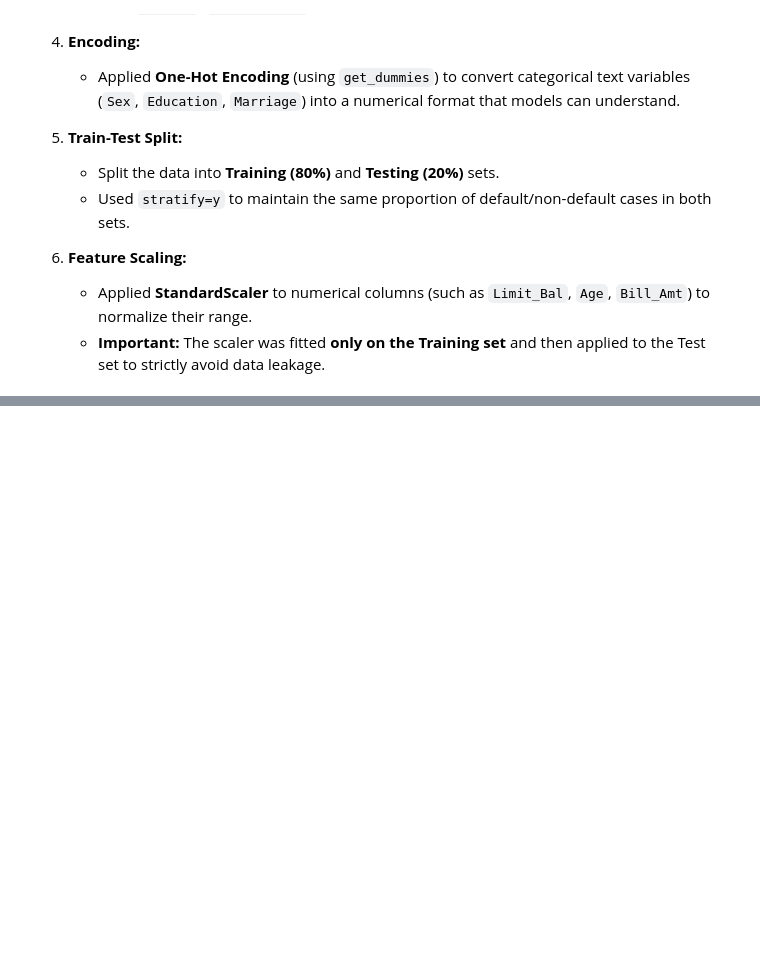
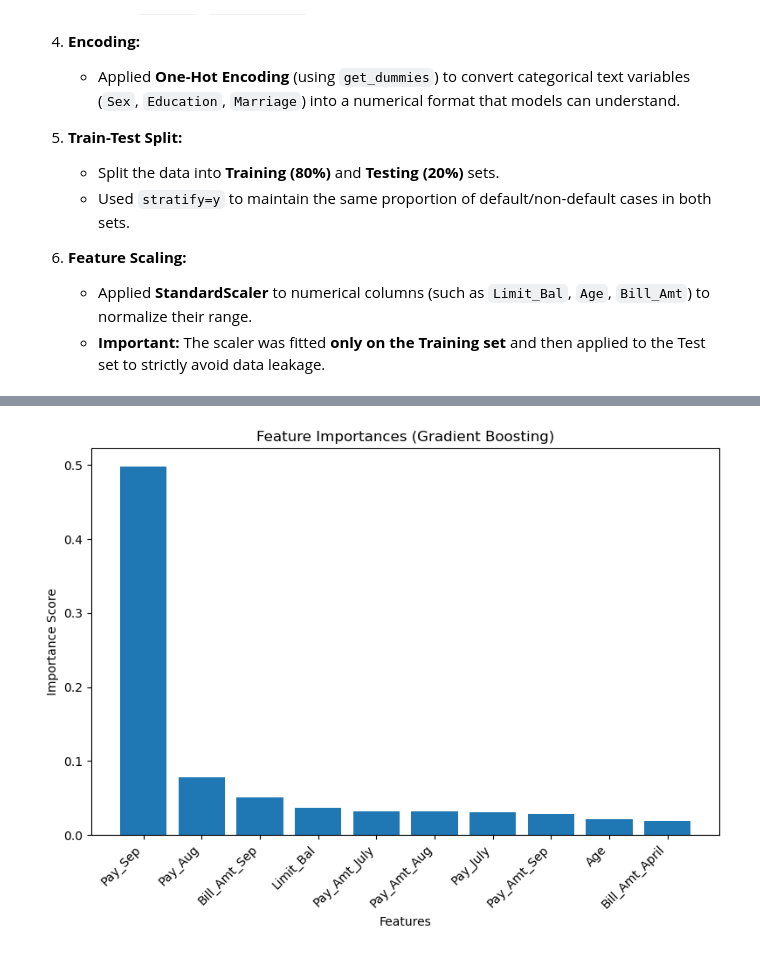
Before and after one commit to halimenurizmirli/Credit-Default-Prediction-ML, a Jupyter notebook: notebook.ipynb, the cells around one changed output, grey strips where cells are left out. Drawn from its saved outputs; the diff is of its cells as text; code cells hidden in the pictures; blank space fills up the shorter version.

Commit message:
modeller ve görselleştirme eklendi.

```diff
--- a/notebook.ipynb
+++ b/notebook.ipynb
@@ -135,0 +164,9 @@ In this section, we prepared the raw dataset for machine learning models through
+# %%
+# BASELINE MODEL: DummyClassifier
+
+dummy_clf = DummyClassifier(strategy="most_frequent", random_state=42)
+dummy_clf.fit(X_train, y_train)
+y_pred_dummy = dummy_clf.predict(X_test)
+
+print("Baseline (Dummy) Results")
+print(classification_report(y_test, y_pred_dummy, zero_division=0))
@@ -135,0 +183,9 @@ In this section, we prepared the raw dataset for machine learning models through
+# %%
+# Logistic Regression
+
+log_model = LogisticRegression(random_state=42, max_iter=1000)
+log_model.fit(X_train, y_train)
+y_pred_log = log_model.predict(X_test)
+
+print("\nLogistic Regression Results")
+print(classification_report(y_test, y_pred_log))
@@ -135,0 +248,7 @@ In this section, we prepared the raw dataset for machine learning models through
+# %%
+# SVM (Support Vector Machine)
+print("\nSupport Vector Machine (SVM)")
+svm_model = SVC(random_state=42, class_weight='balanced')
+svm_model.fit(X_train, y_train)
+y_pred_svm = svm_model.predict(X_test)
+print(classification_report(y_test, y_pred_svm))
@@ -135,0 +302,15 @@ In this section, we prepared the raw dataset for machine learning models through
+# %%
+importances = best_gb_model.feature_importances_
+feature_names = X_train.columns
+indices = np.argsort(importances)[::-1]
+
+plt.figure(figsize=(8, 6))
+plt.title("Feature Importances (Gradient Boosting)")
+plt.bar(range(10), importances[indices[:10]], align="center")
+plt.xticks(range(10), feature_names[indices[:10]], rotation=45, ha='right')
+plt.xlabel("Features")
+plt.ylabel("Importance Score")
+plt.tight_layout()
+plt.show()
+# %% [output]
+[figure, added]
```
Also changed, not shown: parts of 18 cells of this notebook, 1 other file.
